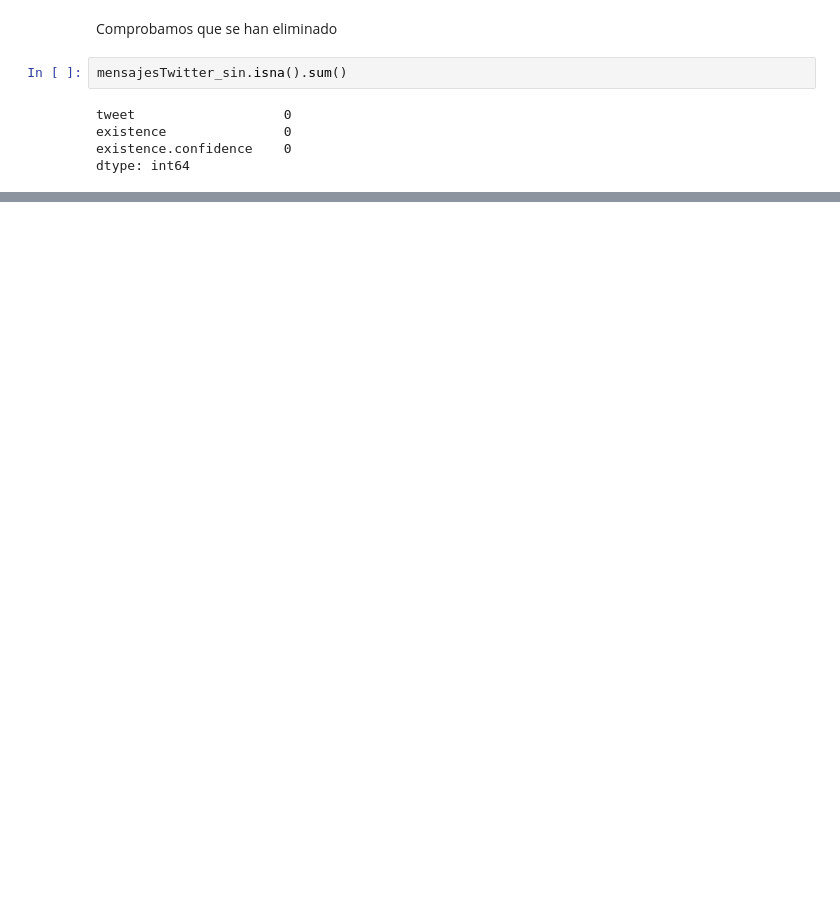
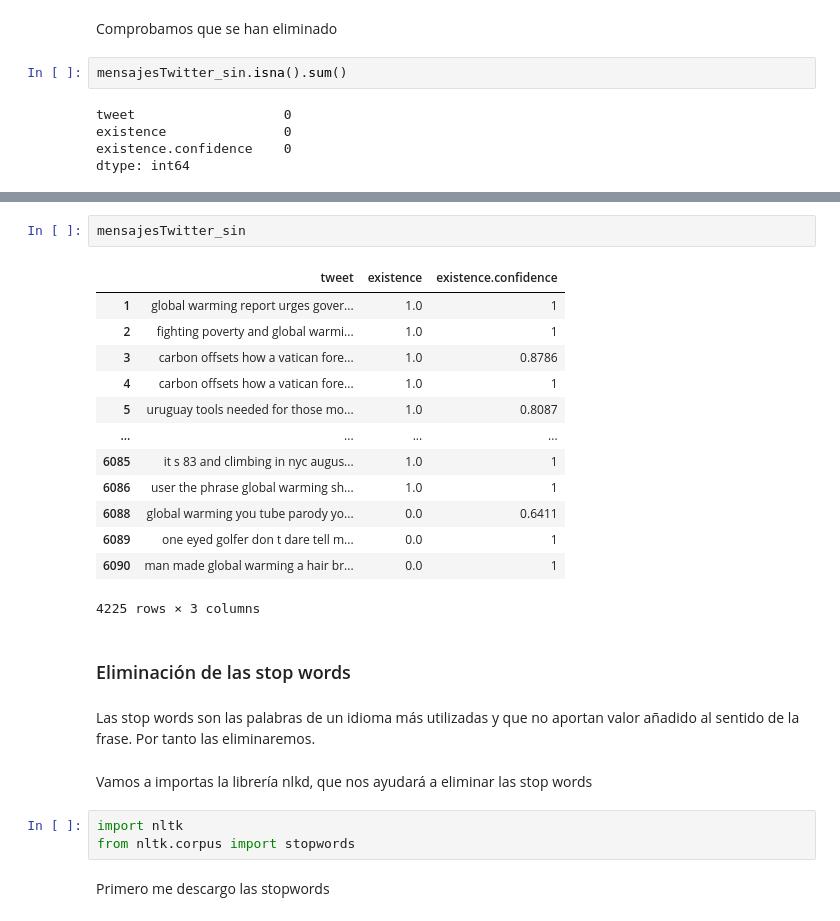
Before and after one commit to carlotamartin/Opiniones-clasificacion-textos, a Jupyter notebook: opinionesTwitter.ipynb, the cells around one changed output, grey strips where cells are left out. Drawn from its saved outputs; the diff is of its cells as text; blank space fills up the shorter version.

Commit message:
stopwords

```diff
--- a/opinionesTwitter.ipynb
+++ b/opinionesTwitter.ipynb
@@ -136,0 +174,27 @@ dtype: int64
+# %%
+mensajesTwitter_sin
+# %% [output]
+|  | tweet | existence | existence.confidence |
+| 1 | global warming report urges gover... | 1.0 | 1 |
+| 2 | fighting poverty and global warmi... | 1.0 | 1 |
+| 3 | carbon offsets how a vatican fore... | 1.0 | 0.8786 |
+| 4 | carbon offsets how a vatican fore... | 1.0 | 1 |
+| 5 | uruguay tools needed for those mo... | 1.0 | 0.8087 |
+| ... | ... | ... | ... |
+| 6085 | it s 83 and climbing in nyc augus... | 1.0 | 1 |
+| 6086 | user the phrase global warming sh... | 1.0 | 1 |
+| 6088 | global warming you tube parody yo... | 0.0 | 0.6411 |
+| 6089 | one eyed golfer don t dare tell m... | 0.0 | 1 |
+| 6090 | man made global warming a hair br... | 0.0 | 1 |
+4225 rows × 3 columns
+# %% [markdown]
+### Eliminación de las stop words
+# %% [markdown]
+Las stop words son las palabras de un idioma más utilizadas y que no aportan valor añadido al sentido de la frase. Por tanto las eliminaremos.
+# %% [markdown]
+Vamos a importas la librería nlkd, que nos ayudará a eliminar las stop words
+# %%
+import nltk
+from nltk.corpus import stopwords
+# %% [markdown]
+Primero me descargo las stopwords
```
Also changed, not shown: parts of 16 cells of this notebook.
